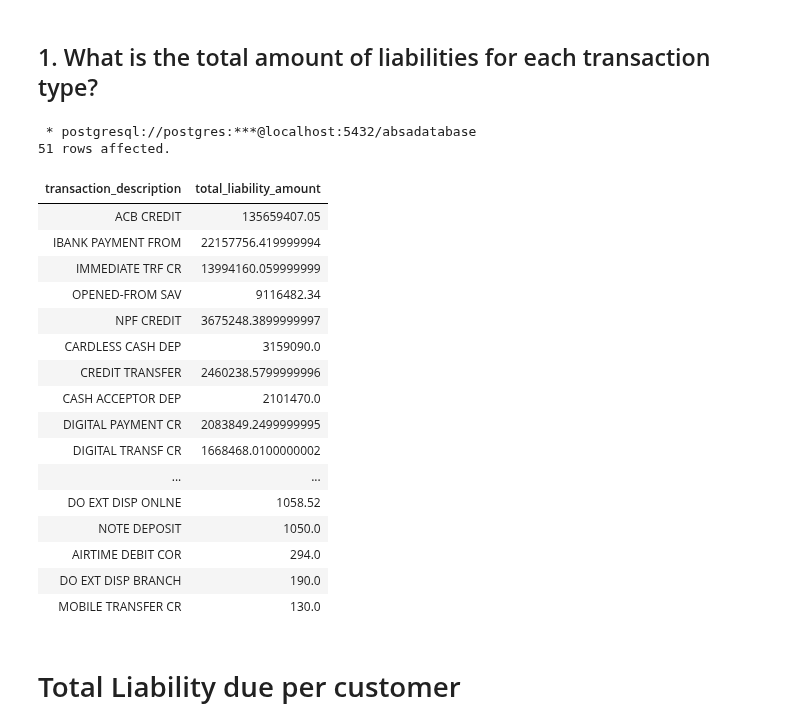
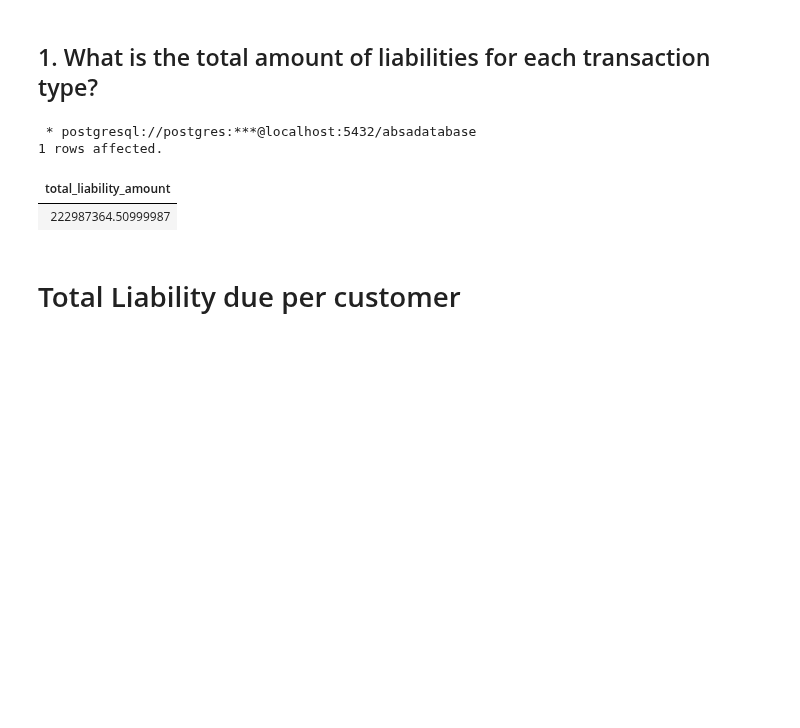
Before and after one commit to The-DigitalAcademy/EXPLORING-ABSA-DATASETS, a Jupyter notebook: Liability.ipynb, the cells around one changed output. Saved outputs shown, nothing was run; the diff lists cells and outputs as text; code cells hidden in the pictures; blank space fills up the shorter version.

```diff
--- a/Liability.ipynb
+++ b/Liability.ipynb
@@ -357,53 +219,34 @@ LIMIT 10;
 # %%
 %%sql
 SELECT
-    transaction_description,
     SUM(amt) AS total_liability_amount
 FROM
     transactiondata
 WHERE
     transaction_description IN (
          'ACB CREDIT', 'ACB DEBIT REVERSAL', 'ACB EXT DISP ONLNE', 'ACB INT DISP BRNCH',
 'ACB INT DISP ONLNE', 'ACT PAYMENT FROM', 'AIRTIME DEBIT COR', 'ATM PAYMENT FR',
 'BAD DEBT W/OFF', 'BILLS NEGOTIATED', 'CAN CASHSEND ATM', 'CAN CASHSEND IB',
 'CAN CASHSEND MB', 'CARDLESS CASH DEP', 'CARDLESS NOTE DEP', 'CASH ACCEPTOR DEP',
 'CASH DEP BRANCH', 'CLOSE CASH DEP', 'CR BAL REBATE', 'CREDIT TRANSFER',
 'DC TRACK EXT DISP', 'DC TRACK INT DISP', 'DC TRK EXT DSP ONL', 'DC TRK INT DSP ONL',
 'DC UNPAID', 'DIGITAL PAYMENT CR', 'DIGITAL TRANSF CR', 'DO EXT DISP BRANCH',
 'DO EXT DISP ONLNE', 'DO INT DISP ONLNE', 'EXTERNAL CREDIT', 'IBANK PAYMENT FROM',
 'IMMEDIATE TRF CR', 'INVESTMENT CAPITAL', 'INVESTMNT INTEREST', 'JOURNAL CR C/OPS',
 'JOURNAL CREDIT', 'LOTTO WINNINGS', 'MOBILE PAYMENT CR', 'MOBILE TRANSFER CR',
 'NAEDO DO UNPD', 'NAEDO TRAC DSP ONL', 'NAEDO TRCK DO DISP', 'NOTE DEPOSIT',
 'NPF CREDIT', 'OCT OCARD CREDIT', 'OPENED-FROM SAV', 'POS CARD REFUND',
 'POS FRAUD RED FIID', 'POS O/SEA REFUND', 'POS REFUND PUR', 'PREPAID DEBIT COR',
 'PREPAID DEBITÂ  COR', 'STOP ORDER FROM', 'TEL CR TRANSFER', 'TELEP PAYMENT CT',
 'TRANSFER FROM', 'TRAVEL FOREX(PFC)', 'TRF TO CLOSE COR', 'UNPAID DEBIT',
 'WESTERN UNION(CBI)'
     )
-GROUP BY
-    transaction_description
-ORDER BY
-    total_liability_amount DESC;
+;
 # %% [output]
  * postgresql://postgres:***@localhost:5432/absadatabase
-51 rows affected.
+1 rows affected.
-| transaction_description | total_liability_amount |
-| ACB CREDIT | 135659407.05 |
-| IBANK PAYMENT FROM | 22157756.419999994 |
-| IMMEDIATE TRF CR | 13994160.059999999 |
-| OPENED-FROM SAV | 9116482.34 |
-| NPF CREDIT | 3675248.3899999997 |
-| CARDLESS CASH DEP | 3159090.0 |
-| CREDIT TRANSFER | 2460238.5799999996 |
-| CASH ACCEPTOR DEP | 2101470.0 |
-| DIGITAL PAYMENT CR | 2083849.2499999995 |
-| DIGITAL TRANSF CR | 1668468.0100000002 |
-| ... | ... |
-| DO EXT DISP ONLNE | 1058.52 |
-| NOTE DEPOSIT | 1050.0 |
-| AIRTIME DEBIT COR | 294.0 |
-| DO EXT DISP BRANCH | 190.0 |
-| MOBILE TRANSFER CR | 130.0 |
+| total_liability_amount |
+| 222987364.50999987 |
 # %% [markdown]
 # Total Liability due per customer
 # %%
```
Also changed, not shown: parts of 7 cells of this notebook.
